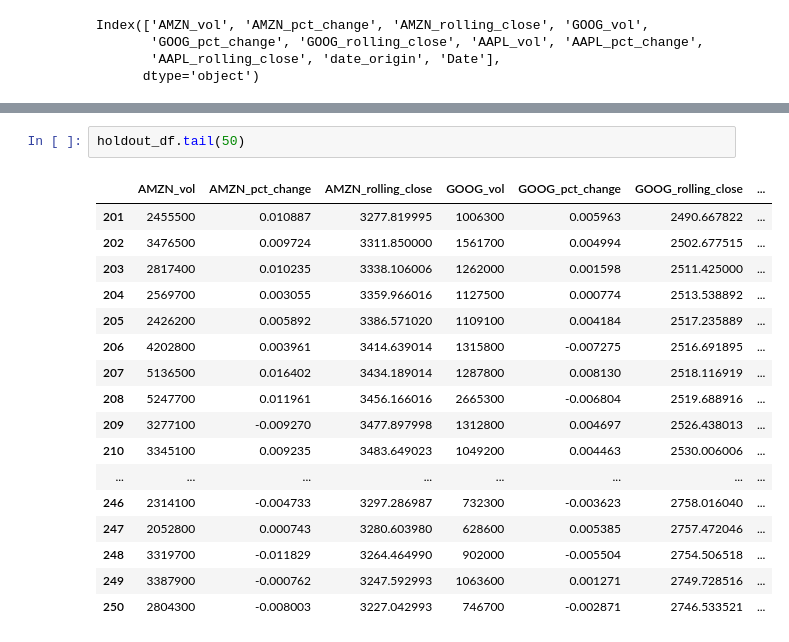
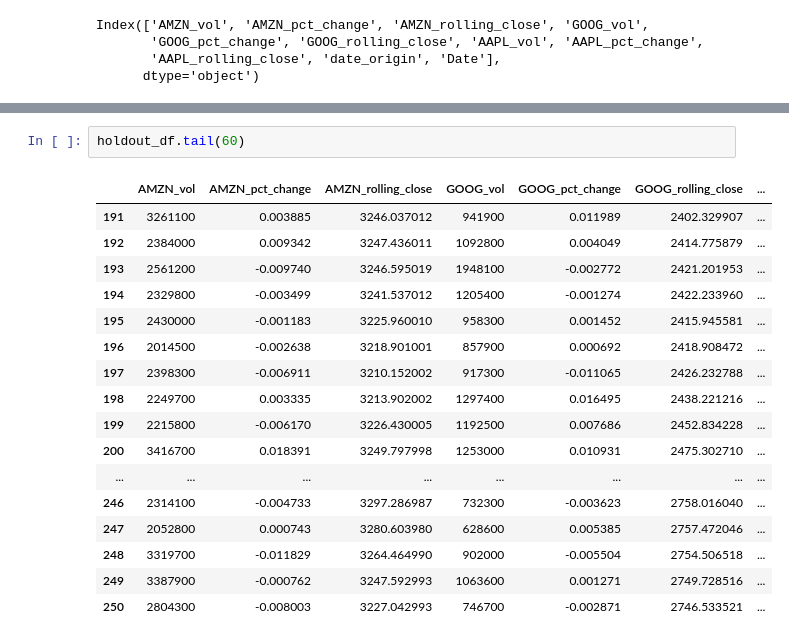
Before and after one commit to seantanken/GalvanizeRepo, a Jupyter notebook: stock_analyzer/neural_network_analysis.ipynb, the cells around one changed output, grey strips where cells are left out. Saved outputs shown, nothing was run; the diff lists cells and outputs as text.

```diff
--- a/stock_analyzer/neural_network_analysis.ipynb
+++ b/stock_analyzer/neural_network_analysis.ipynb
@@ -517,17 +514,17 @@ holdout_df.head(50)
 # %%
-holdout_df.tail(50)
+holdout_df.tail(60)
 # %% [output]
 |  | AMZN_vol | AMZN_pct_change | AMZN_rolling_close | GOOG_vol | GOOG_pct_change | GOOG_rolling_close | ... |
-| 201 | 2455500 | 0.010887 | 3277.819995 | 1006300 | 0.005963 | 2490.667822 | ... |
-| 202 | 3476500 | 0.009724 | 3311.850000 | 1561700 | 0.004994 | 2502.677515 | ... |
-| 203 | 2817400 | 0.010235 | 3338.106006 | 1262000 | 0.001598 | 2511.425000 | ... |
-| 204 | 2569700 | 0.003055 | 3359.966016 | 1127500 | 0.000774 | 2513.538892 | ... |
-| 205 | 2426200 | 0.005892 | 3386.571020 | 1109100 | 0.004184 | 2517.235889 | ... |
-| 206 | 4202800 | 0.003961 | 3414.639014 | 1315800 | -0.007275 | 2516.691895 | ... |
-| 207 | 5136500 | 0.016402 | 3434.189014 | 1287800 | 0.008130 | 2518.116919 | ... |
-| 208 | 5247700 | 0.011961 | 3456.166016 | 2665300 | -0.006804 | 2519.688916 | ... |
-| 209 | 3277100 | -0.009270 | 3477.897998 | 1312800 | 0.004697 | 2526.438013 | ... |
-| 210 | 3345100 | 0.009235 | 3483.649023 | 1049200 | 0.004463 | 2530.006006 | ... |
+| 191 | 3261100 | 0.003885 | 3246.037012 | 941900 | 0.011989 | 2402.329907 | ... |
+| 192 | 2384000 | 0.009342 | 3247.436011 | 1092800 | 0.004049 | 2414.775879 | ... |
+| 193 | 2561200 | -0.009740 | 3246.595019 | 1948100 | -0.002772 | 2421.201953 | ... |
+| 194 | 2329800 | -0.003499 | 3241.537012 | 1205400 | -0.001274 | 2422.233960 | ... |
+| 195 | 2430000 | -0.001183 | 3225.960010 | 958300 | 0.001452 | 2415.945581 | ... |
+| 196 | 2014500 | -0.002638 | 3218.901001 | 857900 | 0.000692 | 2418.908472 | ... |
+| 197 | 2398300 | -0.006911 | 3210.152002 | 917300 | -0.011065 | 2426.232788 | ... |
+| 198 | 2249700 | 0.003335 | 3213.902002 | 1297400 | 0.016495 | 2438.221216 | ... |
+| 199 | 2215800 | -0.006170 | 3226.430005 | 1192500 | 0.007686 | 2452.834228 | ... |
+| 200 | 3416700 | 0.018391 | 3249.797998 | 1253000 | 0.010931 | 2475.302710 | ... |
 | ... | ... | ... | ... | ... | ... | ... | ... |
 | 246 | 2314100 | -0.004733 | 3297.286987 | 732300 | -0.003623 | 2758.016040 | ... |
 | 247 | 2052800 | 0.000743 | 3280.603980 | 628600 | 0.005385 | 2757.472046 | ... |
```
Also changed, not shown: parts of 5 cells of this notebook, 1 other file.
